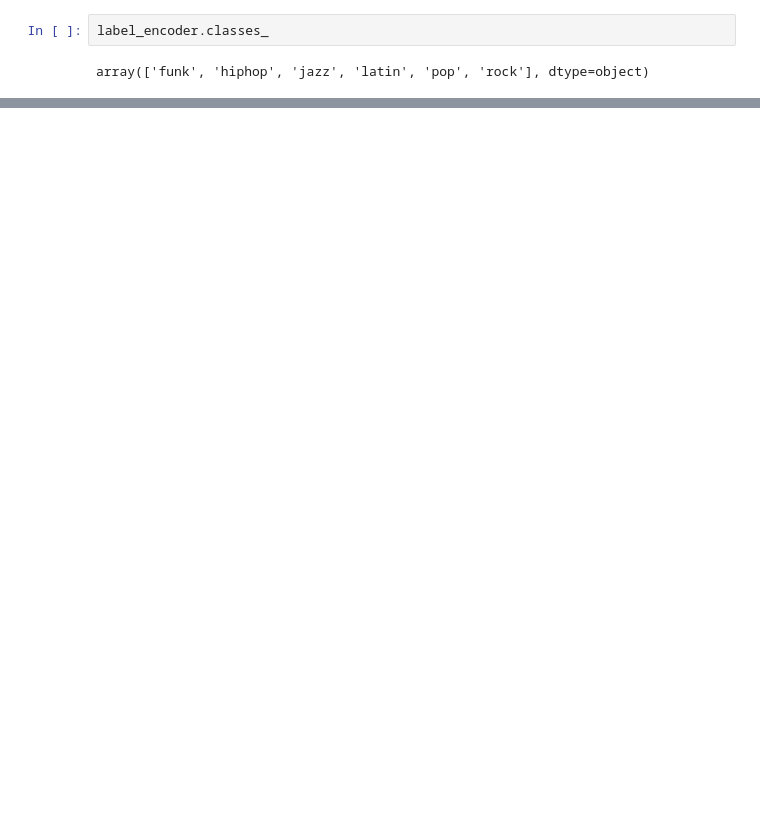
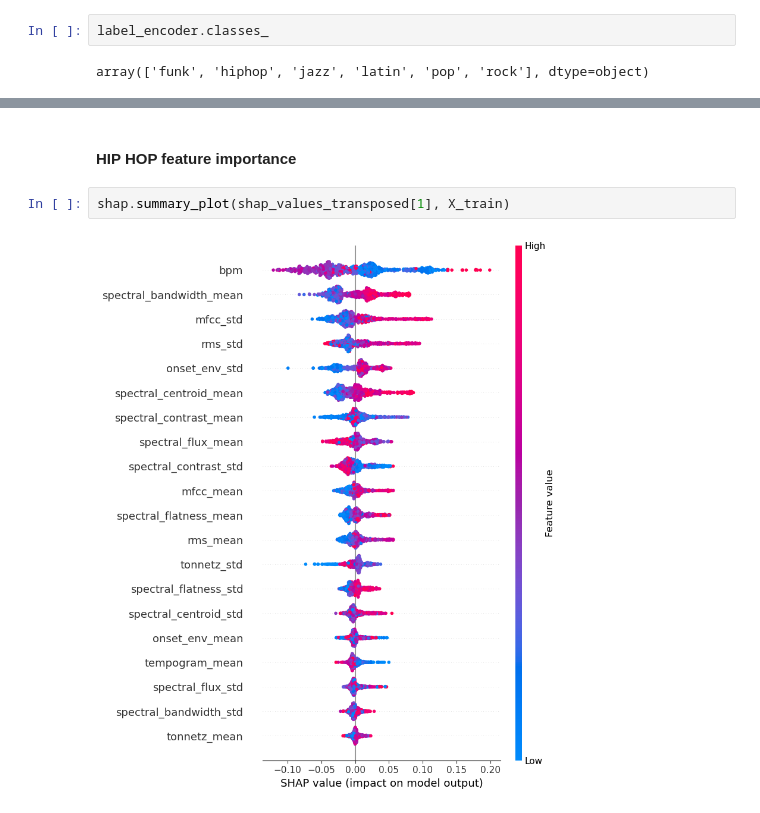
Before and after one commit to Knerten0815/GrooveLens, a Jupyter notebook: Notebooks/Multiclass_Random_Forest.ipynb, the cells around one changed output, grey strips where cells are left out. Saved outputs shown, nothing was run; the diff lists cells and outputs as text; blank space fills up the shorter version.

```diff
--- a/Notebooks/Multiclass_Random_Forest.ipynb
+++ b/Notebooks/Multiclass_Random_Forest.ipynb
@@ -470,0 +424,6 @@ IndexError: invalid index to scalar variable.
+# %% [markdown]
+#### HIP HOP feature importance
+# %%
+shap.summary_plot(shap_values_transposed[1], X_train)
+# %% [output]
+[figure, added]
```
Also changed, not shown: parts of 31 cells of this notebook, 3 other files.
